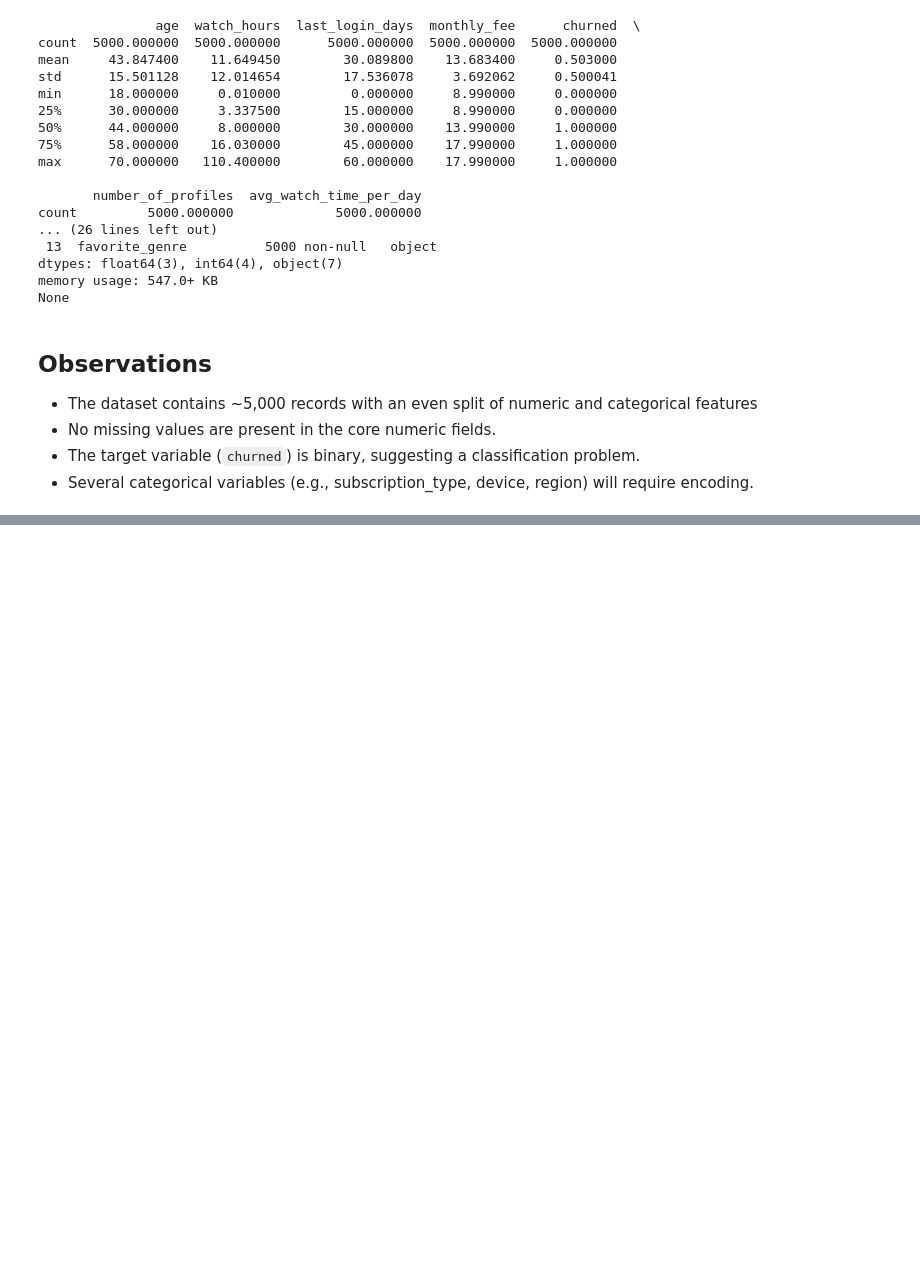
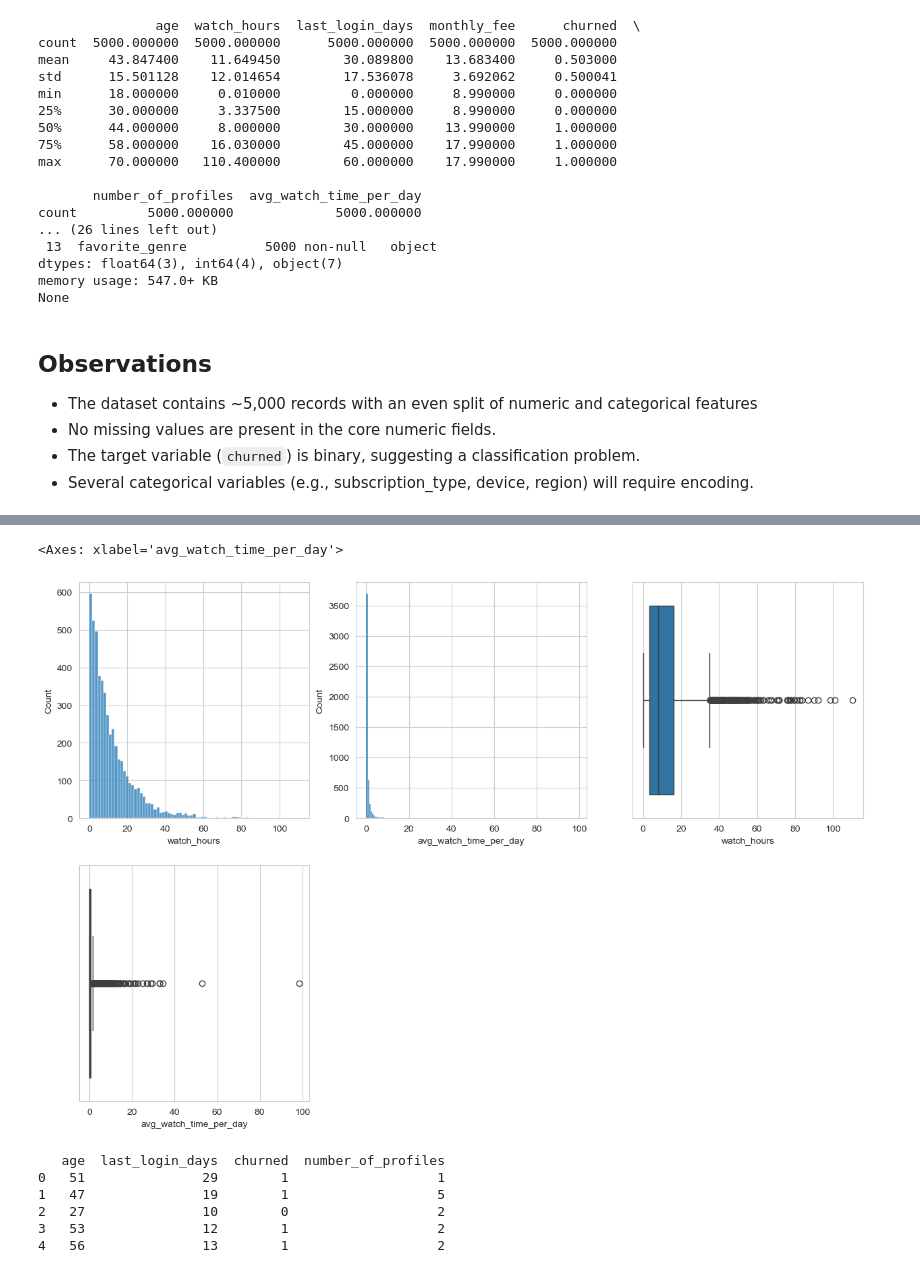
Before and after one commit to cpun94/personal-analytics-projects, a Jupyter notebook: Netflix Subscriber Churn Prediction/notebooks/01_data_exploration.ipynb, the cells around one changed output, grey strips where cells are left out. Cells and saved outputs as stored; diff of their text form; code cells hidden in the pictures; blank space fills up the shorter version.

```diff
--- a/Netflix Subscriber Churn Prediction/notebooks/01_data_exploration.ipynb
+++ b/Netflix Subscriber Churn Prediction/notebooks/01_data_exploration.ipynb
@@ -76,0 +189,35 @@ Based on the initial exploration, the next phase will focus on:
+# %%
+# Create histograms and box & whisker plot to look at kurtosis & skewness of distribution
+
+figure222 = plt.figure(figsize = (15,10))
+hist_ax1 = figure222.add_subplot(2,3,1)
+
+## df_continuous_only = netflix_data.select_dtypes(include=["float64"]).copy()
+df_continuous_only = netflix_data[["watch_hours", "avg_watch_time_per_day"]].copy()
+## print(df_continuous_only.head())
+sns.histplot(data = df_continuous_only, x = 'watch_hours', ax=hist_ax1)
+
+hist_ax2 = figure222.add_subplot(2,3,2)
+sns.histplot(data = df_continuous_only, x = 'avg_watch_time_per_day', ax=hist_ax2)
+
+boxwhisk_ax1 = figure222.add_subplot(2,3,3)
+sns.boxplot(data = df_continuous_only,x="watch_hours", ax=boxwhisk_ax1)
+
+boxwhisk_ax2 = figure222.add_subplot(2,3,4)
+sns.boxplot(data = df_continuous_only,x="avg_watch_time_per_day", ax=boxwhisk_ax2)
+# %% [output]
+<Axes: xlabel='avg_watch_time_per_day'>
+[figure, added]
+# %%
+## (Numerical) Discrete variable EDA
+
+df_discrete_only = netflix_data.select_dtypes(include=['int64']).copy()
+
+print(df_discrete_only.head())
+# %% [output]
+   age  last_login_days  churned  number_of_profiles
+0   51               29        1                   1
+1   47               19        1                   5
+2   27               10        0                   2
+3   53               12        1                   2
+4   56               13        1                   2
```
Also changed, not shown: parts of 10 cells of this notebook.
